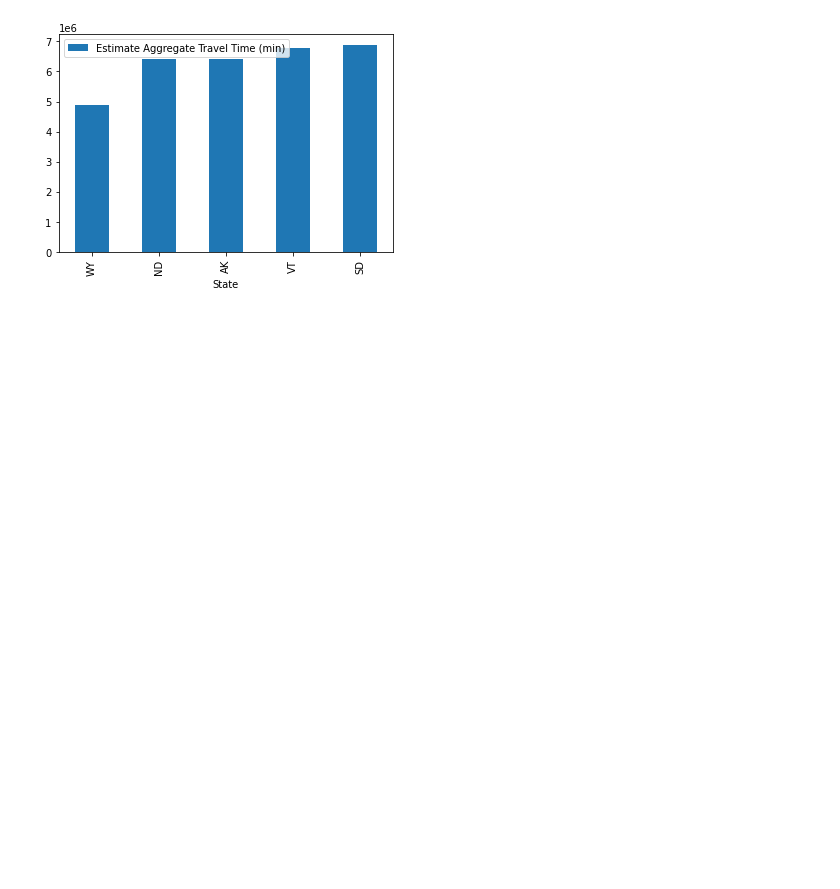
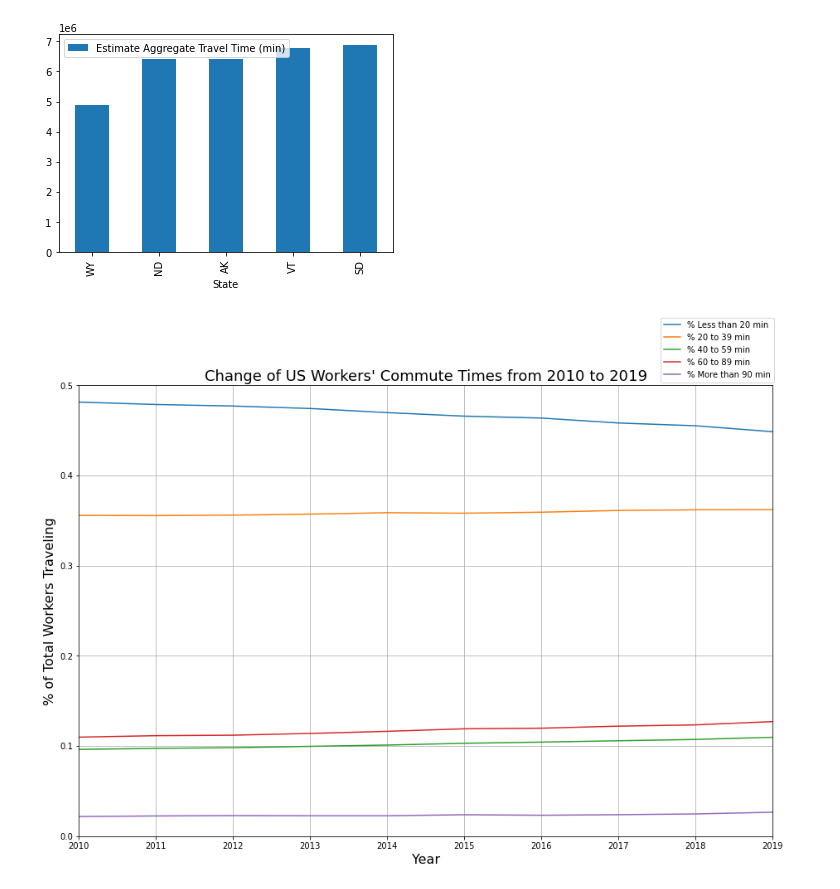
Before and after one commit to alexriiska/Project-1-Housing-Prices-and-Time-Traveled-to-Work, a Jupyter notebook: Travel Time Plotting.ipynb, the cells around one changed output. Drawn from its saved outputs; the diff is of its cells as text; code cells hidden in the pictures; blank space fills up the shorter version.

```diff
--- a/Travel Time Plotting.ipynb
+++ b/Travel Time Plotting.ipynb
@@ -116,3 +119,45 @@ state5_.plot.bar()
 # %% [output]
 <AxesSubplot:xlabel='State'>
 [figure]
+# %%
+# % share of workers travel time from 2010 to 2019
+
+time_groups = travel_hpi
+time_groups['% Travel Less than 20 min'] = (travel_hpi['Estimate Less than 5 min']+ travel_hpi['Estimate 5 to 9 min']\
+                                            +travel_hpi['Estimate 10 to 14 min']+travel_hpi['Estimate 15 to 19 min'])/travel_hpi['Total Estimate']
+time_groups['% Travel 20 to 39 min'] = (travel_hpi['Estimate 20 to 24 min']+travel_hpi['Estimate 25 to 29 min']\
+                                        +travel_hpi['Estimate 30 to 34 min']+ travel_hpi['Estimate 35 to 39 min'])/travel_hpi['Total Estimate']
+time_groups['% Travel 40 to 59 min'] = (travel_hpi['Estimate 40 to 44 min']+travel_hpi['Estimate 45 to 59 min'])/travel_hpi['Total Estimate']
+time_groups['% Travel 60 to 89 min'] = (travel_hpi['Estimate 60 to 89 min']+travel_hpi['Estimate 45 to 59 min'])/travel_hpi['Total Estimate']
+time_groups['% Travel More than 90 min'] = travel_hpi['Estimate 90 or more min']/travel_hpi['Total Estimate']
+
+
+mean_less20 = time_groups.groupby('Year').mean('% Travel Less than 20 min')['% Travel Less than 20 min']
+mean_20to39 = time_groups.groupby('Year').mean('% Travel 20 to 39 min')['% Travel 20 to 39 min']
+mean_40to59 = time_groups.groupby('Year').mean('% Travel 40 to 59 min')['% Travel 40 to 59 min']
+mean_60to89 = time_groups.groupby('Year').mean('% Travel 60 to 89 min')['% Travel 60 to 89 min']
+mean_more90 = time_groups.groupby('Year').mean('% Travel More than 90 min')['% Travel More than 90 min']
+
+fig, ax = plt.subplots()
+ax.set_title("Change of US Workers' Commute Times from 2010 to 2019", fontsize=18)
+
+ax.set_ylabel('% of Total Workers Traveling',fontsize=16)
+ax.set_xlabel('Year', fontsize=16)
+plt.xticks(x)
+plt.grid()
+plt.yticks()
+
+
+plt.plot(year,mean_less20, label="% Less than 20 min")
+plt.plot(year,mean_20to39, label="% 20 to 39 min")
+plt.plot(year,mean_40to59, label="% 40 to 59 min")
+plt.plot(year,mean_60to89, label="% 60 to 89 min")
+plt.plot(year,mean_more90, label="% More than 90 min")
+plt.rcParams["figure.figsize"] = (15,10)
+
+fig.legend(loc='upper left', bbox_to_anchor=(0.77, 1))
+plt.xlim([2010, 2019])
+plt.ylim([0, 0.5])
+plt.show()
+# %% [output]
+[figure, added]
```
Also changed, not shown: parts of 5 cells of this notebook, 5 other files.
